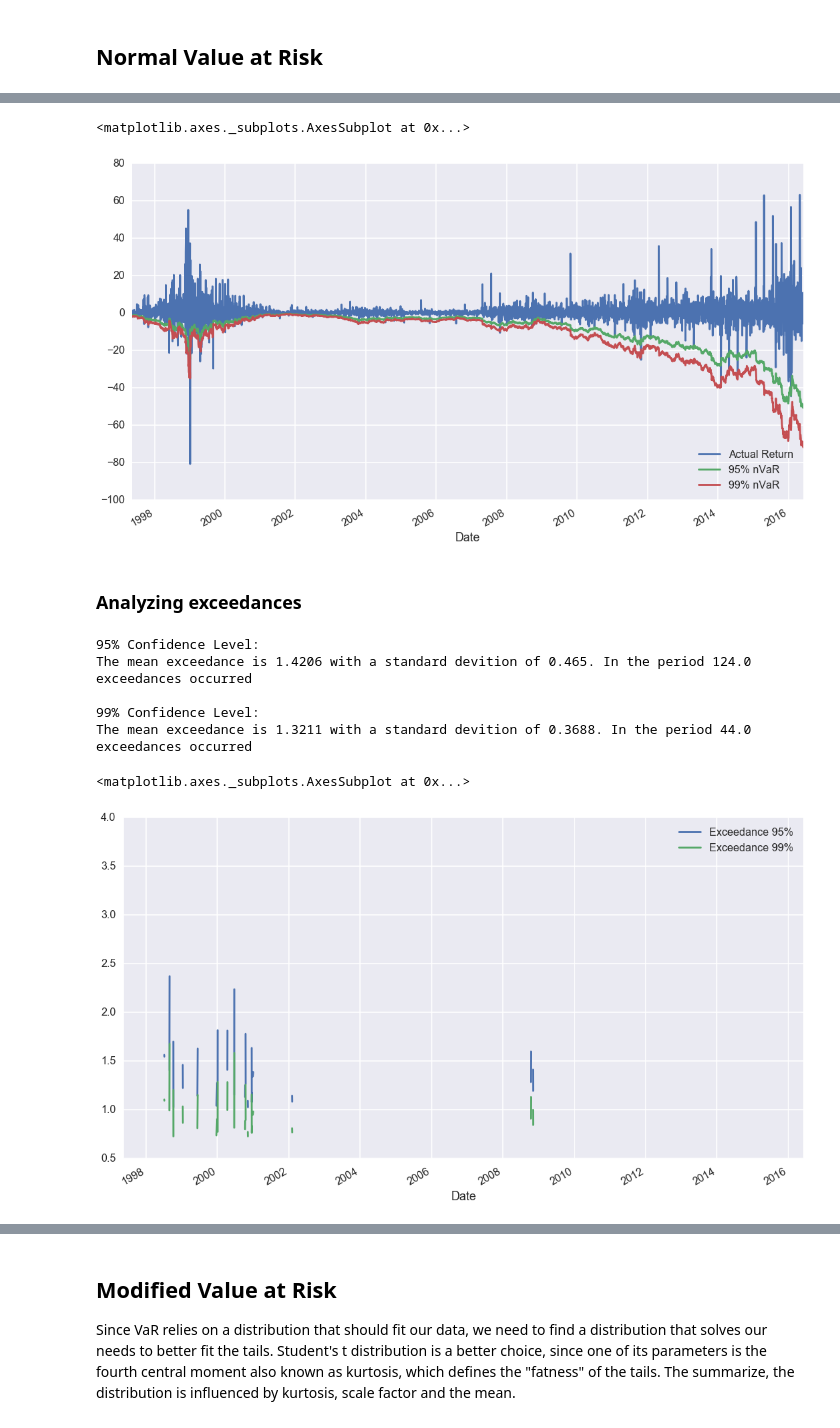
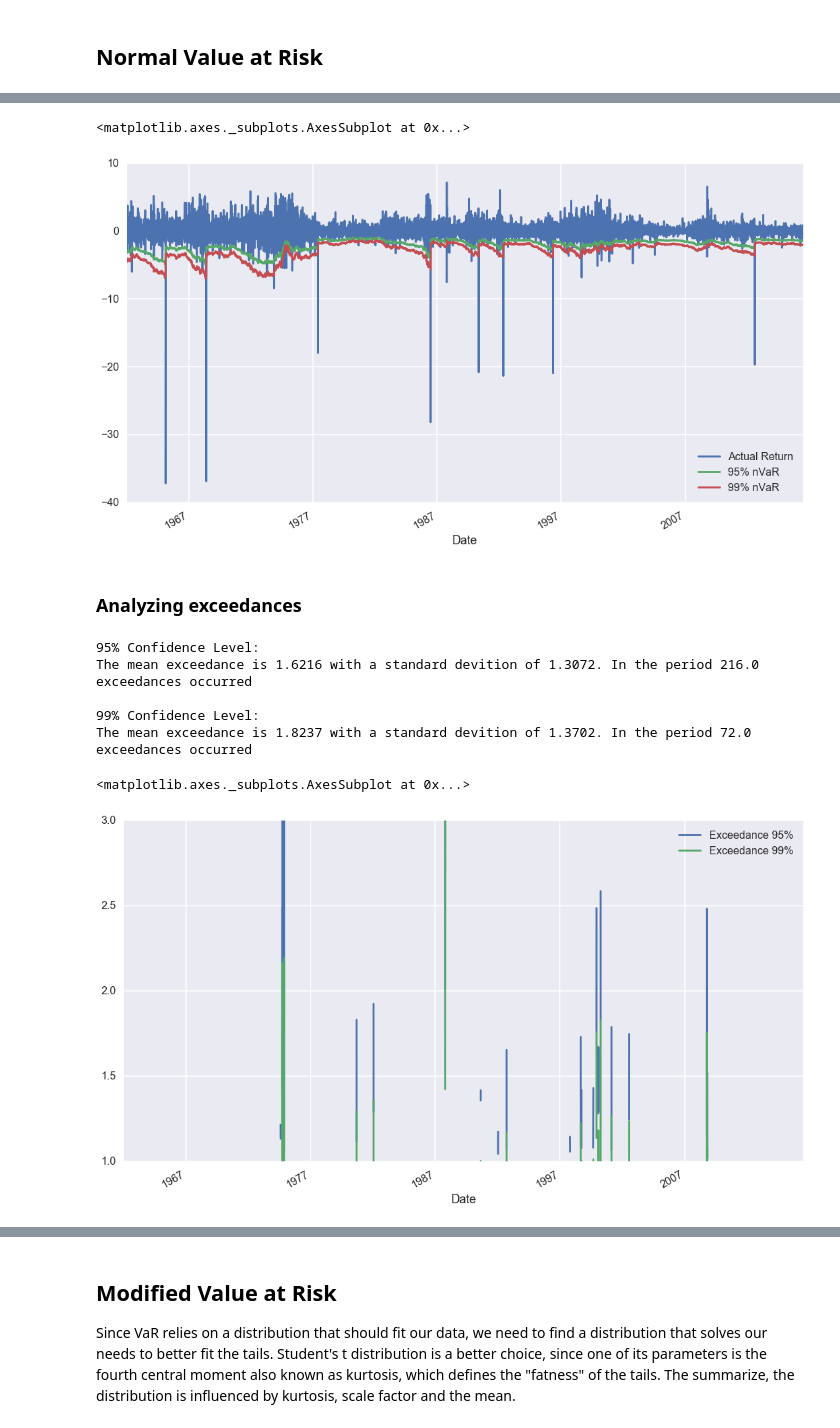
Before and after one commit to thecarlmartin/value-at-risk-exploration, a Jupyter notebook: Value at Risk Exploration.ipynb, the cells around one changed output, grey strips where cells are left out. Cells and saved outputs as stored; diff of their text form; code cells hidden in the pictures.

```diff
--- a/Value at Risk Exploration.ipynb
+++ b/Value at Risk Exploration.ipynb
@@ -66,7 +63,7 @@ def data_loading(file):
 # %% [markdown]
 ## Normal Value at Risk
 # %%
-nvar_data = data_loading("data/amzn.csv")
+nvar_data = data_loading("data/KO.csv")
 # %%
 def data_statistics(dataset):
     return {'mean': np.mean(dataset['Rate of Return']),
@@ -105,7 +102,7 @@ n_var(nvar_data)
 nvar_data[['Actual Return', '95% nVaR', '99% nVaR']].plot(figsize=(18, 10))
 # %% [output]
 <matplotlib.axes._subplots.AxesSubplot at 0x...>
-[figure, old version]
+[figure, new version]
 # %% [markdown]
 ### Analyzing exceedances
 # %%
@@ -117,8 +114,9 @@ def exceedance_occurred(dataframe, var_95, var_99):
 exceedance_occurred(nvar_data, '95% nVaR', '99% nVaR')
 # %%
 def calc_exceedance_stats(column):
-    mean_e = round(np.mean(column.where(column>1)),4)
-    std_e = round(np.std(column.where(column>1)),4)
+    selection = column.where(column>1).dropna()
+    mean_e = round(selection.sum()/selection.shape[0],4)
+    std_e = round(selection.std(axis=0),4)
     count = round((column.where(column>1).dropna().shape[0]),0)
     print "The mean exceedance is {} with a standard devition of {}. In the period {} exceedances occurred".format(mean_e, std_e, count)
 
@@ -128,15 +126,15 @@ print '\n99% Confidence Level:'
 calc_exceedance_stats(nvar_data['Exceedance 99%'])
 # %% [output]
 95% Confidence Level:
-The mean exceedance is 1.4206 with a standard devition of 0.465. In the period 124.0 exceedances occurred
+The mean exceedance is 1.6216 with a standard devition of 1.3072. In the period 216.0 exceedances occurred
 
 99% Confidence Level:
-The mean exceedance is 1.3211 with a standard devition of 0.3688. In the period 44.0 exceedances occurred
+The mean exceedance is 1.8237 with a standard devition of 1.3702. In the period 72.0 exceedances occurred
 # %%
-nvar_data[['Exceedance 95%','Exceedance 99%']].where(nvar_data['Exceedance 95%']>1).plot(figsize=(18, 10))
+nvar_data[['Exceedance 95%','Exceedance 99%']].where(nvar_data['Exceedance 95%']>1).plot(figsize=(18, 10), ylim=[1, 3])
 # %% [output]
 <matplotlib.axes._subplots.AxesSubplot at 0x...>
-[figure, old version]
+[figure, new version]
 # %%
 sns.set_context("poster")
 plt.figure(figsize=(18, 10))
```
Also changed, not shown: parts of 18 cells of this notebook, 2 other files.
